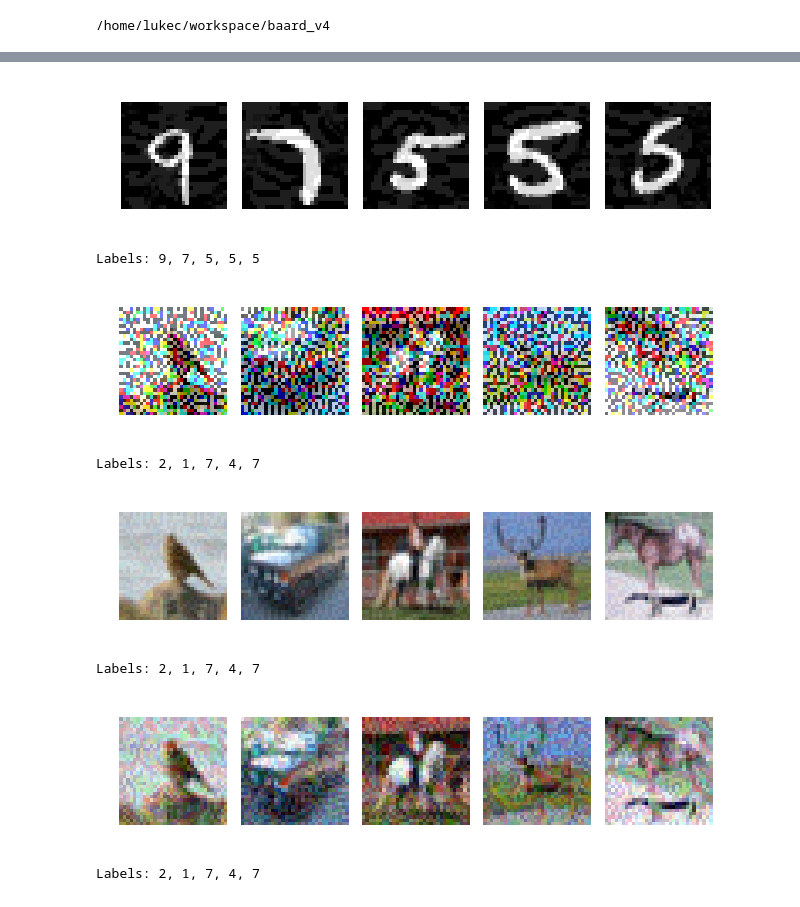
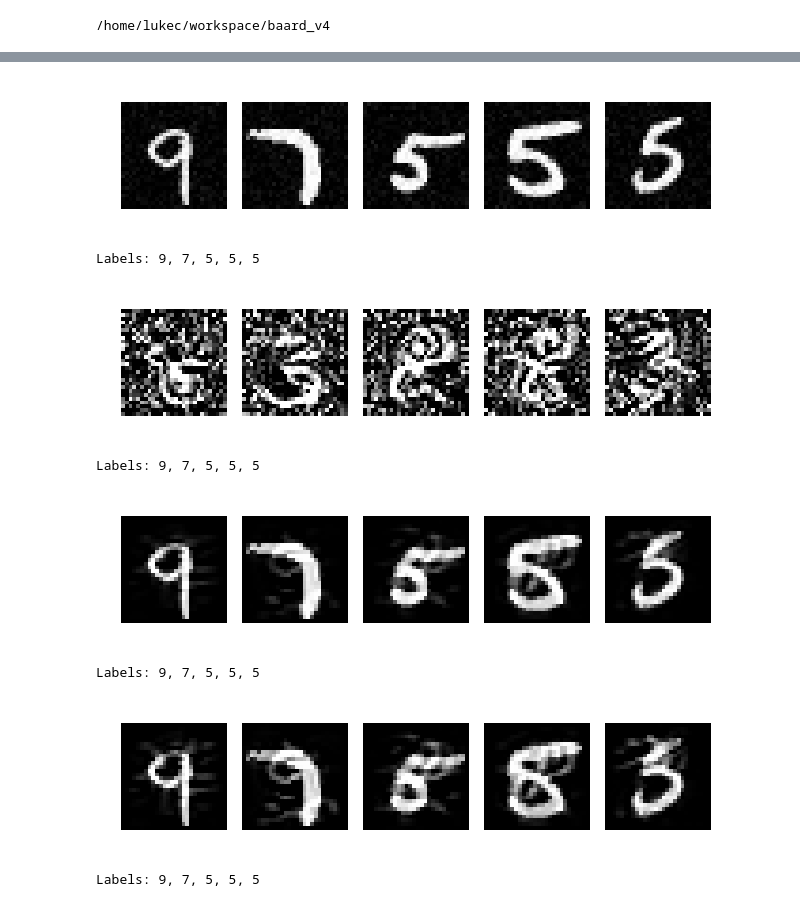
Before and after one commit to changx03/baard, a Jupyter notebook: examples/display_images.ipynb, the cells around one changed output, grey strips where cells are left out. Drawn from its saved outputs; the diff is of its cells as text; code cells hidden in the pictures.

Commit message:
tested APGD

```diff
--- a/examples/display_images.ipynb
+++ b/examples/display_images.ipynb
@@ -36,24 +30,21 @@ Labels: 9, 7, 5, 5, 5
-# %%
-path_img = os.path.join(PATH_ROOT, 'results', 'exp1234', 'MNIST', 'PGD.n_100.e_0.12.pt')
-show_top5_imgs(path_img)
-# %% [output]
-[figure, removed]
-Labels: 9, 7, 5, 5, 5
-# %%
-path_img = os.path.join(PATH_ROOT, 'results', 'exp1234', 'CIFAR10', 'FGSM.n_100.e_0.31.pt')
-show_top5_imgs(path_img, cmap=None)
-# %% [output]
-[figure, removed]
-Labels: 2, 1, 7, 4, 7
-# %%
-path_img = os.path.join(PATH_ROOT, 'results', 'exp1234', 'CIFAR10', 'FGSM.n_100.e_0.03.pt')
-show_top5_imgs(path_img, cmap=None)
-# %% [output]
-[figure, removed]
-Labels: 2, 1, 7, 4, 7
-# %%
-path_img = os.path.join(PATH_ROOT, 'results', 'exp1234', 'CIFAR10', 'PGD.n_100.e_0.12.pt')
-show_top5_imgs(path_img, cmap=None)
-# %% [output]
-[figure, removed]
-Labels: 2, 1, 7, 4, 7
+# %%
+path_img = os.path.join(PATH_ROOT, 'results', 'exp1234', 'MNIST', 'APGD.L2.n_100.e_1.pt')
+show_top5_imgs(path_img, cmap=None)
+
+path_img = os.path.join(PATH_ROOT, 'results', 'exp1234', 'MNIST', 'APGD.L2.n_100.e_16.pt')
+show_top5_imgs(path_img, cmap=None)
+
+path_img = os.path.join(PATH_ROOT, 'results', 'exp1234', 'MNIST', 'CW2.L2.n_100.e_0.pt')
+show_top5_imgs(path_img, cmap=None)
+
+path_img = os.path.join(PATH_ROOT, 'results', 'exp1234', 'MNIST', 'CW2.L2.n_100.e_10.pt')
+show_top5_imgs(path_img, cmap=None)
+# %% [output]
+[figure, added]
+Labels: 9, 7, 5, 5, 5
+[figure, added]
+Labels: 9, 7, 5, 5, 5
+[figure, added]
+Labels: 9, 7, 5, 5, 5
+[figure, added]
+Labels: 9, 7, 5, 5, 5
```
Also changed, not shown: parts of 2 cells of this notebook, 3 other files.
